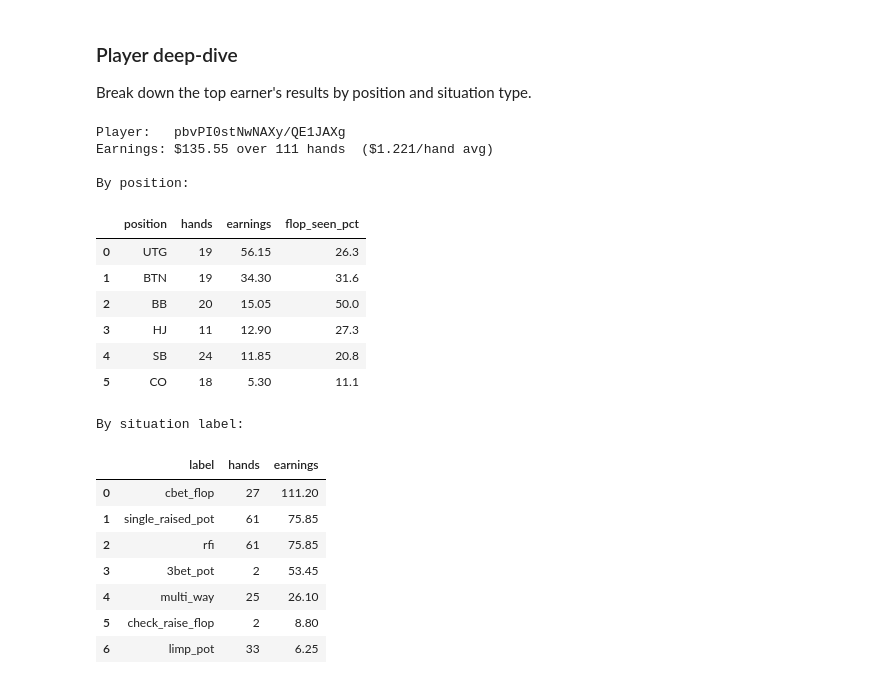
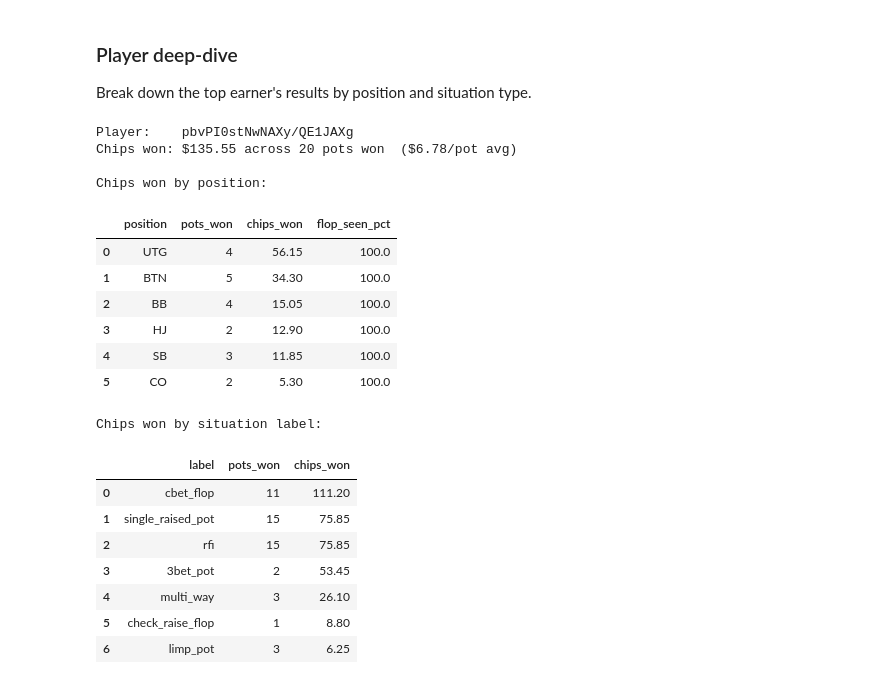
Before and after one commit to ScottBorland/Poker-Dataset-Analysis, a Jupyter notebook: notebooks/exploration.ipynb, the cells around one changed output. Drawn from its saved outputs; the diff is of its cells as text; code cells hidden in the pictures.

```diff
--- a/notebooks/exploration.ipynb
+++ b/notebooks/exploration.ipynb
@@ -341,48 +339,50 @@ pd.DataFrame(rows).set_index('pot_type')
 Break down the top earner's results by position and situation type.
 # %%
 top_pid   = earnings.iloc[0]['player_id']
-top_earn  = earnings.iloc[0]['earnings']
-top_hands = earnings.iloc[0]['hands']
-print(f'Player:   {top_pid}')
-print(f'Earnings: ${top_earn:.2f} over {top_hands} hands  (${top_earn/top_hands:.3f}/hand avg)')
+top_chips = earnings.iloc[0]['chips_won']
+top_hands = earnings.iloc[0]['hands_won']
+print(f'Player:    {top_pid}')
+print(f'Chips won: ${top_chips:.2f} across {top_hands} pots won  (${top_chips/top_hands:.2f}/pot avg)')
 
-print('\nBy position:')
+print('\nChips won by position:')
 display(pd.read_sql("""
-    SELECT position, COUNT(*) hands,
-           ROUND(SUM(winnings), 2)                    earnings,
-           ROUND(100.0 * SUM(saw_flop) / COUNT(*), 1) flop_seen_pct
+    SELECT position,
+           COUNT(*)                                    pots_won,
+           ROUND(SUM(winnings), 2)                     chips_won,
+           ROUND(100.0 * SUM(saw_flop) / COUNT(*), 1)  flop_seen_pct
     FROM player_hands
-    WHERE player_id = ? AND winnings IS NOT NULL
-    GROUP BY position ORDER BY earnings DESC
+    WHERE player_id = ? AND winnings > 0
+    GROUP BY position ORDER BY chips_won DESC
 """, con, params=[top_pid]))
 
-print('\nBy situation label:')
+print('\nChips won by situation label:')
 display(pd.read_sql("""
-    SELECT l.label, COUNT(*) hands,
-           ROUND(SUM(ph.winnings), 2) earnings
+    SELECT l.label,
+           COUNT(*)                       pots_won,
+           ROUND(SUM(ph.winnings), 2)     chips_won
     FROM player_hands ph
     JOIN labels l ON ph.hand_id = l.hand_id
-    WHERE ph.player_id = ? AND ph.winnings IS NOT NULL
-    GROUP BY l.label ORDER BY earnings DESC
+    WHERE ph.player_id = ? AND ph.winnings > 0
+    GROUP BY l.label ORDER BY chips_won DESC
 """, con, params=[top_pid]))
 # %% [output]
-Player:   pbvPI0stNwNAXy/QE1JAXg
-Earnings: $135.55 over 111 hands  ($1.221/hand avg)
+Player:    pbvPI0stNwNAXy/QE1JAXg
+Chips won: $135.55 across 20 pots won  ($6.78/pot avg)
 
-By position:
+Chips won by position:
-|  | position | hands | earnings | flop_seen_pct |
-| 0 | UTG | 19 | 56.15 | 26.3 |
-| 1 | BTN | 19 | 34.30 | 31.6 |
-| 2 | BB | 20 | 15.05 | 50.0 |
-| 3 | HJ | 11 | 12.90 | 27.3 |
-| 4 | SB | 24 | 11.85 | 20.8 |
-| 5 | CO | 18 | 5.30 | 11.1 |
+|  | position | pots_won | chips_won | flop_seen_pct |
+| 0 | UTG | 4 | 56.15 | 100.0 |
+| 1 | BTN | 5 | 34.30 | 100.0 |
+| 2 | BB | 4 | 15.05 | 100.0 |
+| 3 | HJ | 2 | 12.90 | 100.0 |
+| 4 | SB | 3 | 11.85 | 100.0 |
+| 5 | CO | 2 | 5.30 | 100.0 |
-By situation label:
+Chips won by situation label:
-|  | label | hands | earnings |
-| 0 | cbet_flop | 27 | 111.20 |
-| 1 | single_raised_pot | 61 | 75.85 |
-| 2 | rfi | 61 | 75.85 |
+|  | label | pots_won | chips_won |
+| 0 | cbet_flop | 11 | 111.20 |
+| 1 | single_raised_pot | 15 | 75.85 |
+| 2 | rfi | 15 | 75.85 |
 | 3 | 3bet_pot | 2 | 53.45 |
-| 4 | multi_way | 25 | 26.10 |
-| 5 | check_raise_flop | 2 | 8.80 |
-| 6 | limp_pot | 33 | 6.25 |
+| 4 | multi_way | 3 | 26.10 |
+| 5 | check_raise_flop | 1 | 8.80 |
+| 6 | limp_pot | 3 | 6.25 |
```
Also changed, not shown: parts of 2 cells of this notebook.
